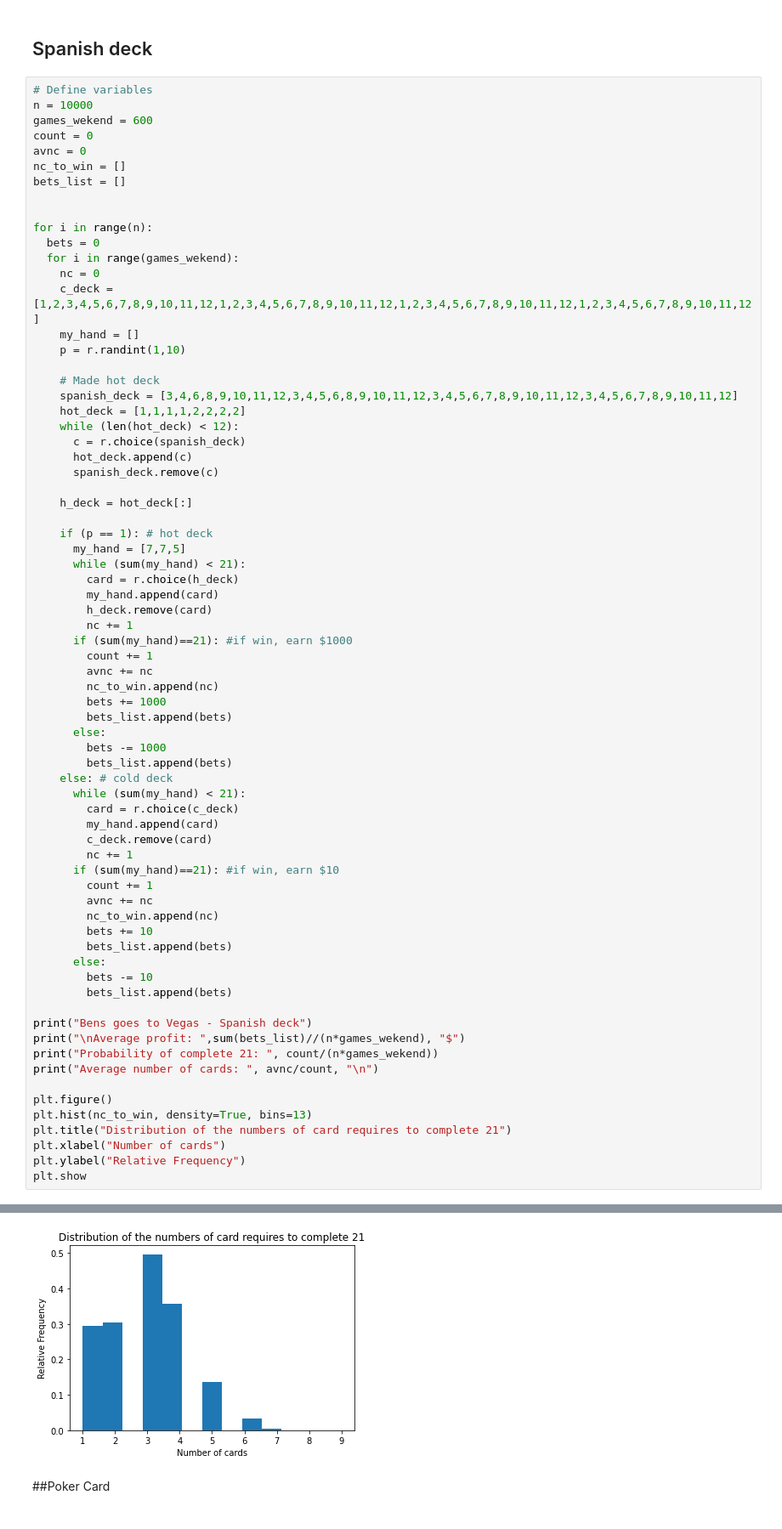
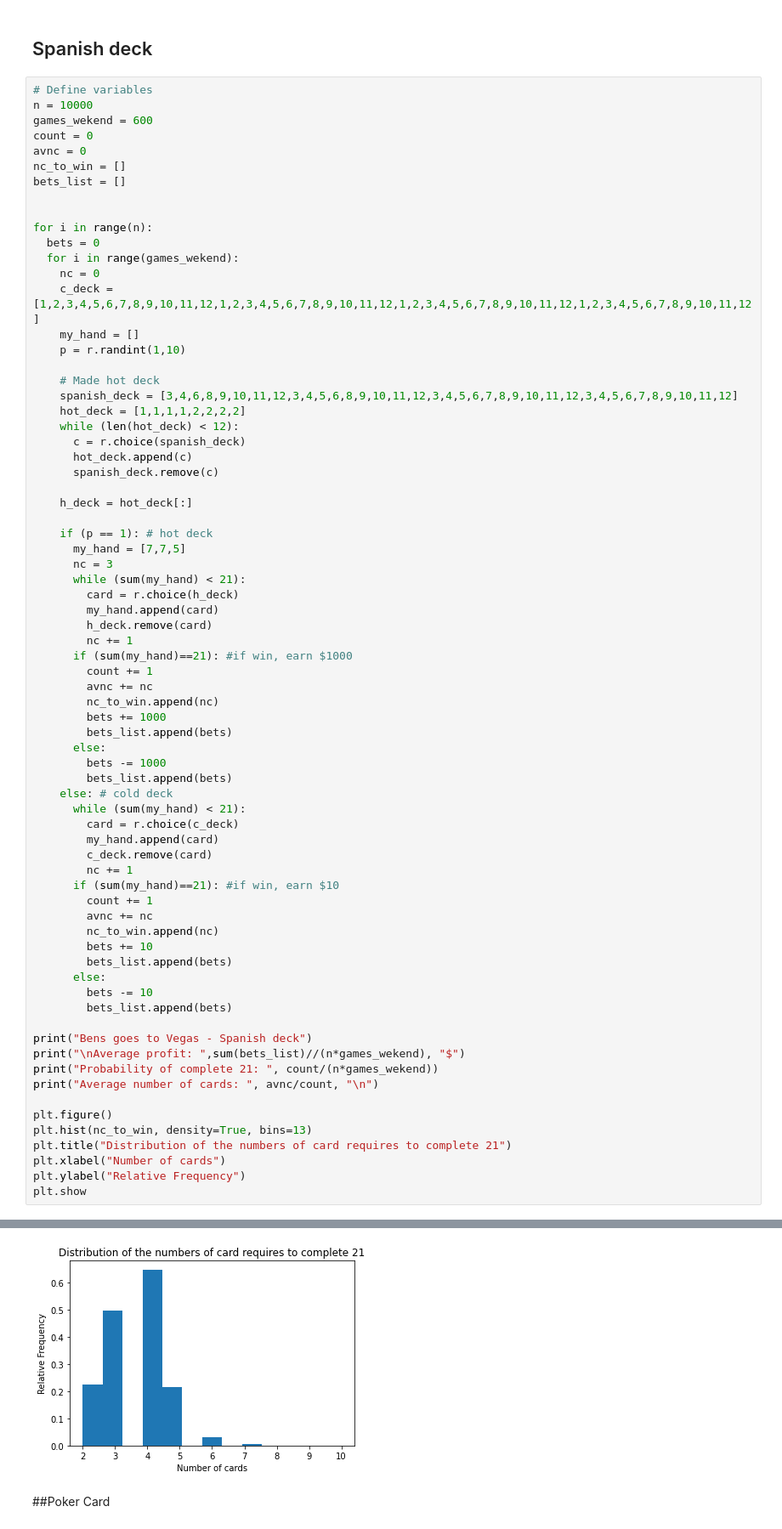
Before and after one commit to ImGAMP/AlgorithmsUN2020II, a Jupyter notebook: 21BlackjackGrClass1StGrooup10.ipynb, the cells around one changed output, grey strips where cells are left out. Shown at 85% size. Drawn from its saved outputs; the diff is of its cells as text.

```diff
--- a/21BlackjackGrClass1StGrooup10.ipynb
+++ b/21BlackjackGrClass1StGrooup10.ipynb
@@ -684,6 +688,7 @@ for i in range(n):
 
     if (p == 1): # hot deck
       my_hand = [7,7,5]
+      nc = 3
       while (sum(my_hand) < 21):
         card = r.choice(h_deck)
         my_hand.append(card)
@@ -734,5 +739,5 @@ Average number of cards:  2.9104373362248124
 <function matplotlib.pyplot.show>
-[figure, old version]
+[figure, new version]
 # %% [markdown]
 ##Poker Card
 # %%
```
Also changed, not shown: parts of 9 cells of this notebook.
